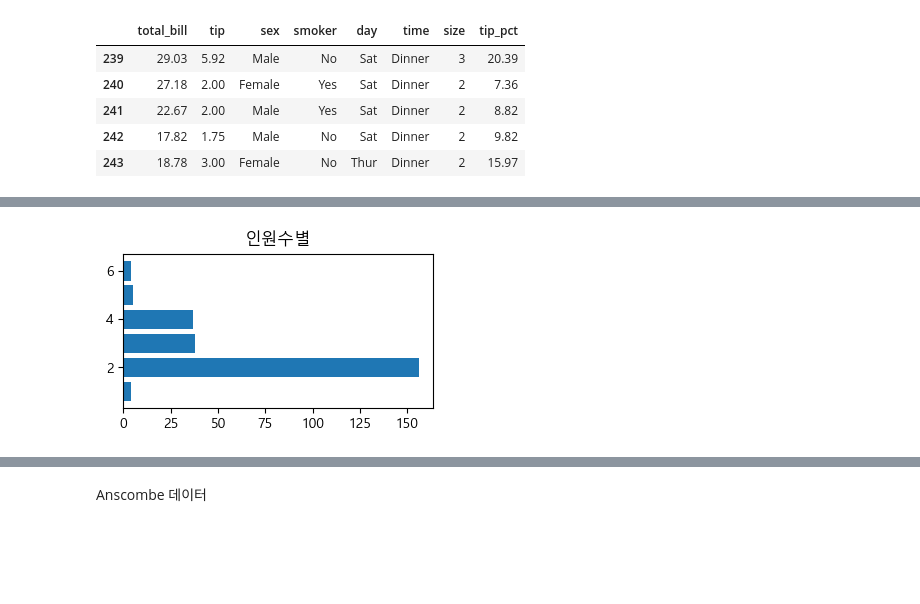
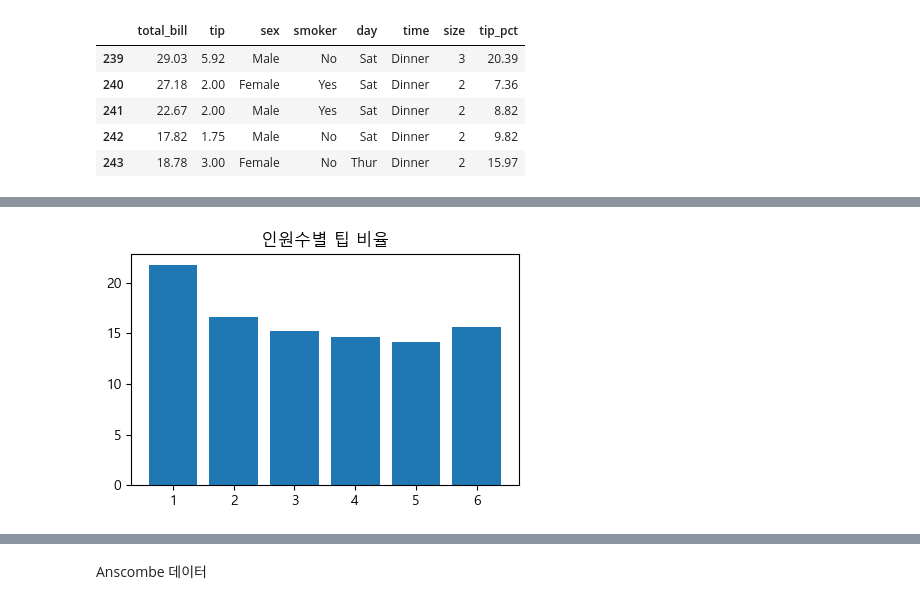
Before and after one commit to hyangshim/DataAnalysis_lecture-2023.04, a Jupyter notebook: 03.시각화/99.과제.ipynb, the cells around one changed output, grey strips where cells are left out. Saved outputs shown, nothing was run; the diff lists cells and outputs as text; code cells hidden in the pictures; blank space fills up the shorter version.

```diff
--- a/03.시각화/99.과제.ipynb
+++ b/03.시각화/99.과제.ipynb
@@ -45,0 +47,4 @@ plt.show()
+# %%
+# 인원수 bar차트 그리기
+person=tips.pivot_table('tip_pct','size')
+person
@@ -46,8 +60,7 @@ plt.show()
 # %%
-s=tips['size'].value_counts()
-plt.figure(figsize=(4,2))
-plt.barh(s.index,s.values)
-plt.title('인원수별')
+plt.figure(figsize=(5,3))
+plt.bar(person.index, person.tip_pct)
+plt.title('인원수별 팁 비율')
 plt.show()
 # %% [output]
-[figure, old version]
+[figure, new version]
```
Also changed, not shown: parts of 18 cells of this notebook, 4 other files.
